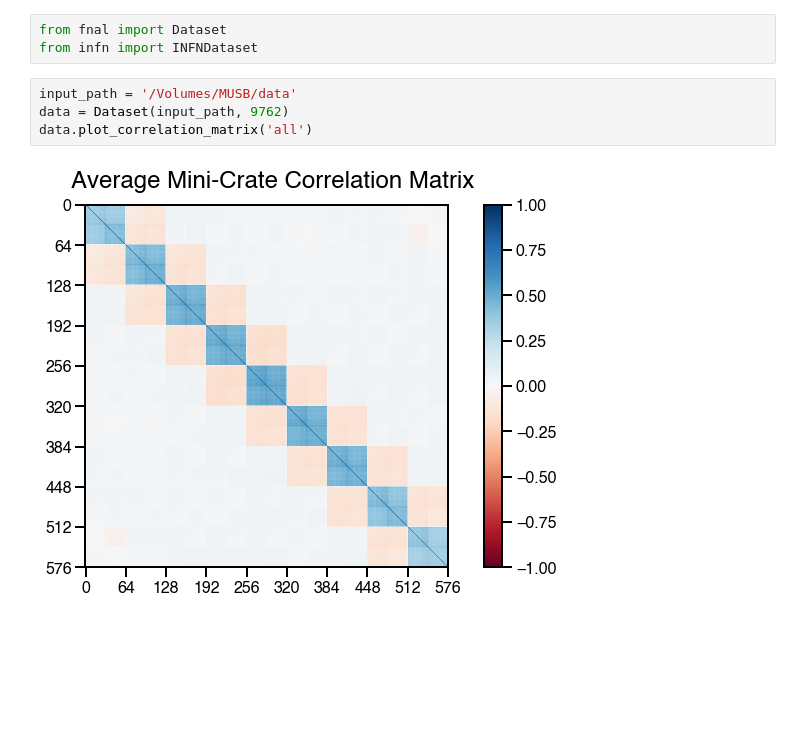
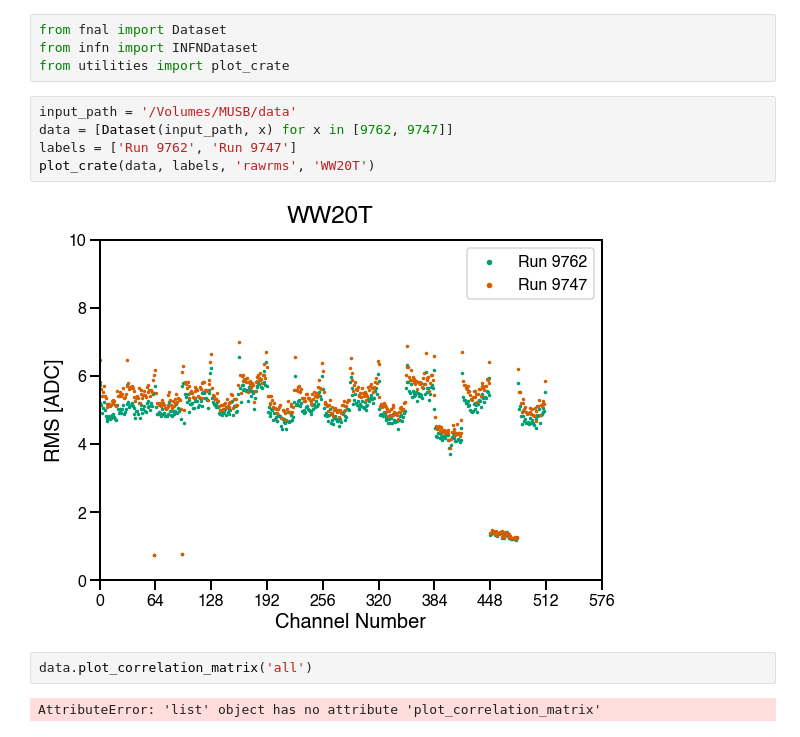
Before and after one commit to justinjmueller/icarus_tpc_analysis, a Jupyter notebook: noise.ipynb, the cells around one changed output. Drawn from its saved outputs; the diff is of its cells as text; blank space fills up the shorter version.

```diff
--- a/noise.ipynb
+++ b/noise.ipynb
@@ -1,10 +1,16 @@
 # %%
 from fnal import Dataset
 from infn import INFNDataset
+from utilities import plot_crate
 # %%
 input_path = '/Volumes/MUSB/data'
-data = Dataset(input_path, 9762)
-data.plot_correlation_matrix('all')
+data = [Dataset(input_path, x) for x in [9762, 9747]]
+labels = ['Run 9762', 'Run 9747']
+plot_crate(data, labels, 'rawrms', 'WW20T')
 # %% [output]
-[figure, old version]
+[figure, new version]
+# %%
+data.plot_correlation_matrix('all')
+# %% [output]
+AttributeError: 'list' object has no attribute 'plot_correlation_matrix'
 # %%
```
Also changed, not shown: parts of 1 cell of this notebook.
